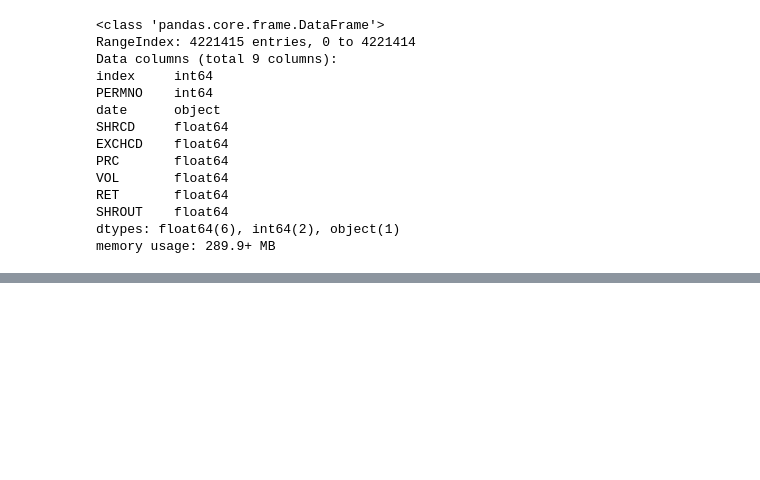
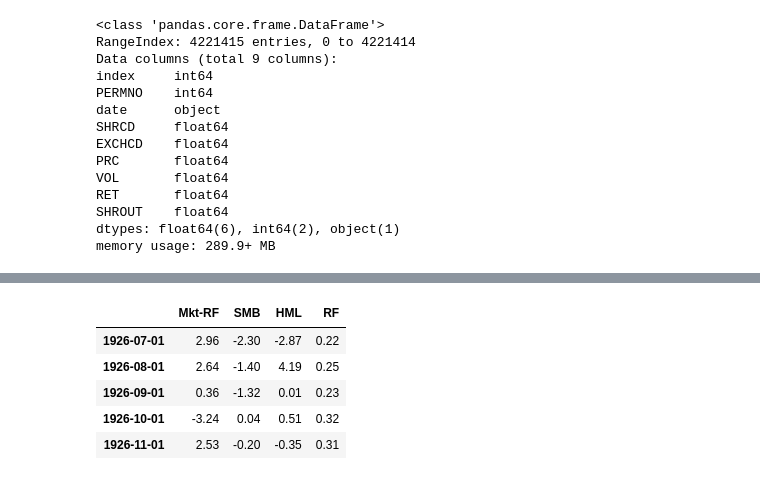
Before and after one commit to nilsjanvier/msc_fbd_portfolflio_trading, a Jupyter notebook: Trading project Midi.ipynb, the cells around one changed output, grey strips where cells are left out. Drawn from its saved outputs; the diff is of its cells as text; code cells hidden in the pictures; blank space fills up the shorter version.

```diff
--- a/Trading project Midi.ipynb
+++ b/Trading project Midi.ipynb
@@ -21,6 +30,10 @@ def prepareData():
     return df
 df = prepareData()
 df = df.sort_values('date')
+# %%
+fama_french_3 = pd.read_csv("F-F_Research_Data_Factors.CSV", index_col='Unnamed: 0', skiprows=3)
+fama_french_3 = fama_french_3[:1124]
+fama_french_3.index = pd.to_datetime(fama_french_3.index, format="%Y%m")
 # %%
 df
 # %% [output]
@@ -215,0 +265,9 @@ memory usage: 289.9+ MB
+# %%
+fama_french_3.head()
+# %% [output]
+|  | Mkt-RF | SMB | HML | RF |
+| 1926-07-01 | 2.96 | -2.30 | -2.87 | 0.22 |
+| 1926-08-01 | 2.64 | -1.40 | 4.19 | 0.25 |
+| 1926-09-01 | 0.36 | -1.32 | 0.01 | 0.23 |
+| 1926-10-01 | -3.24 | 0.04 | 0.51 | 0.32 |
+| 1926-11-01 | 2.53 | -0.20 | -0.35 | 0.31 |
```
Also changed, not shown: parts of 14 cells of this notebook.
